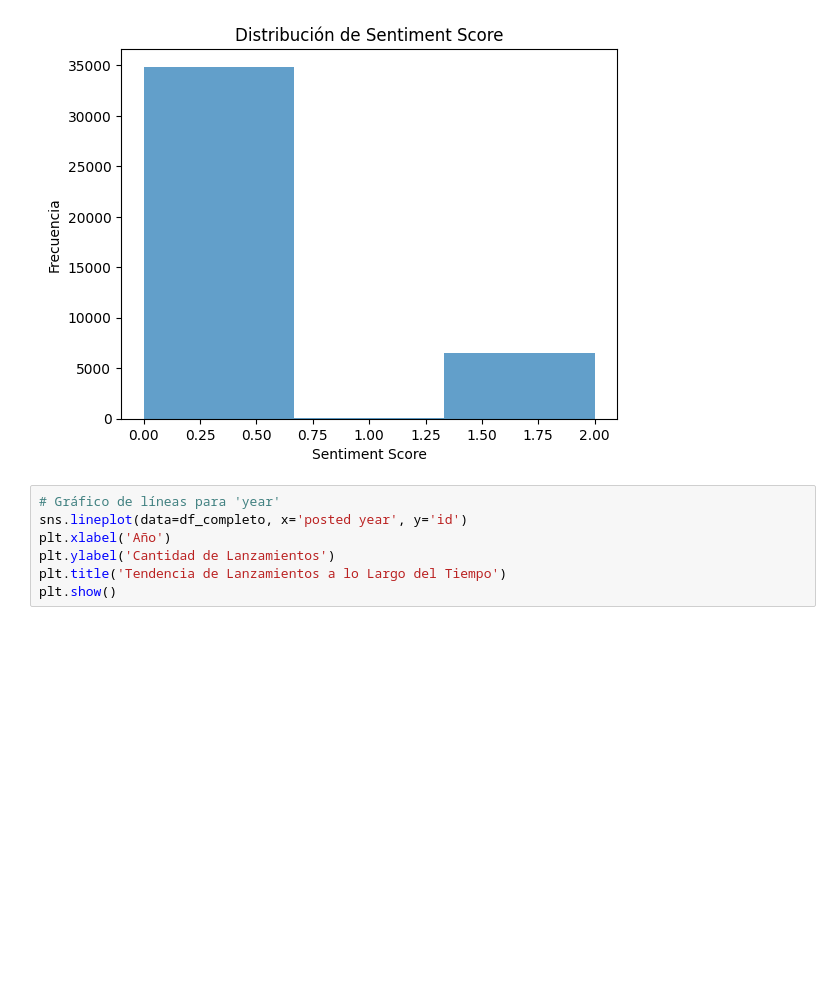
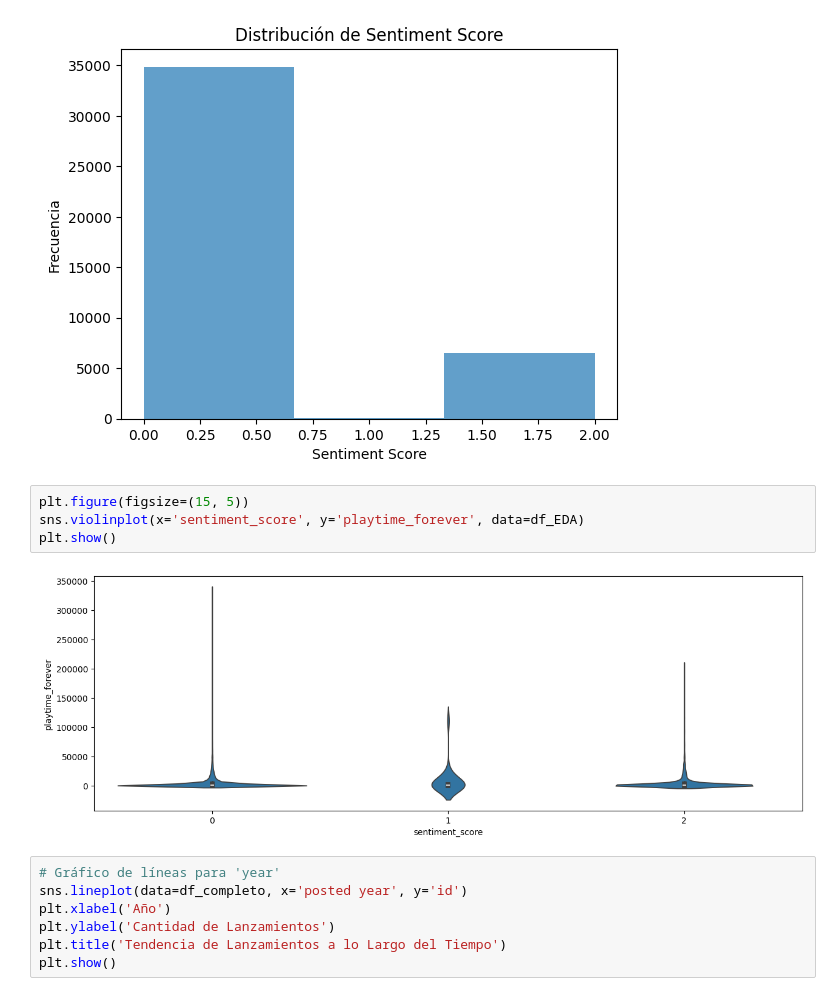
Before and after one commit to enzobaz99/pi1_16, a Jupyter notebook: EDA.ipynb, the cells around one changed output. Drawn from its saved outputs; the diff is of its cells as text; blank space fills up the shorter version.

```diff
--- a/EDA.ipynb
+++ b/EDA.ipynb
@@ -86,6 +86,12 @@ plt.title('Distribución de Sentiment Score')
 plt.show()
 # %% [output]
 [figure]
+# %%
+plt.figure(figsize=(15, 5))
+sns.violinplot(x='sentiment_score', y='playtime_forever', data=df_EDA)
+plt.show()
+# %% [output]
+[figure, added]
 # %%
 # Gráfico de líneas para 'year'
 sns.lineplot(data=df_completo, x='posted year', y='id')
```
Also changed, not shown: parts of 5 cells of this notebook, 3 other files.
